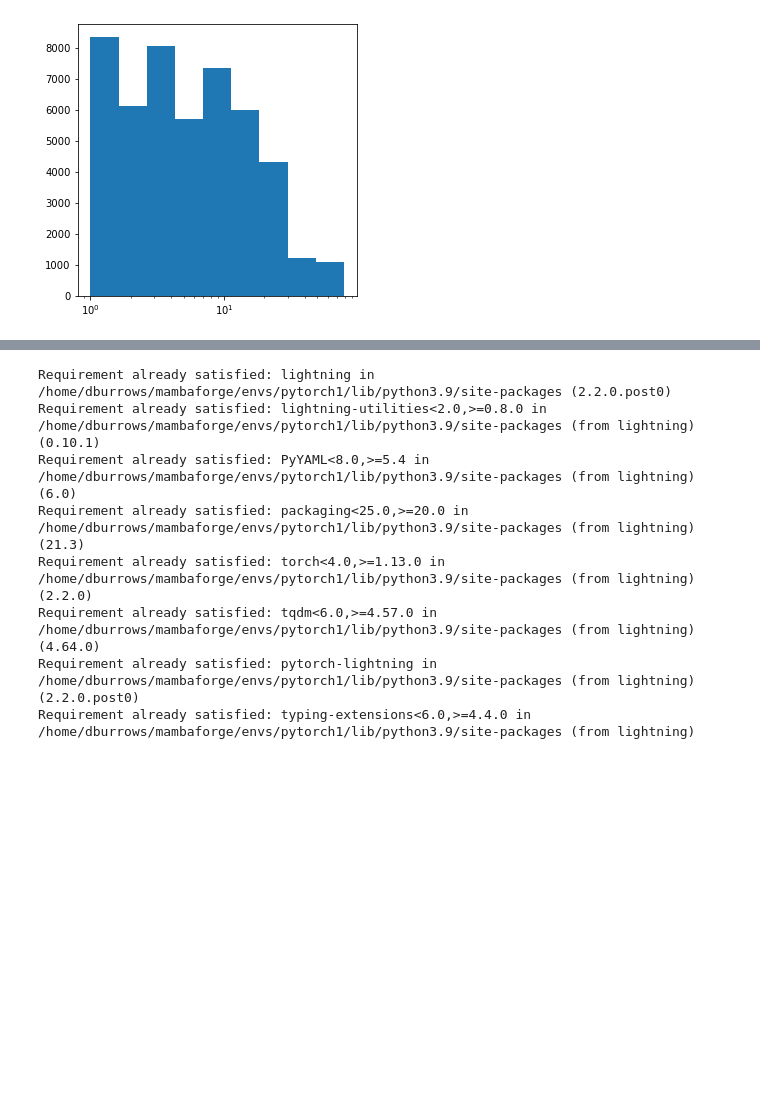
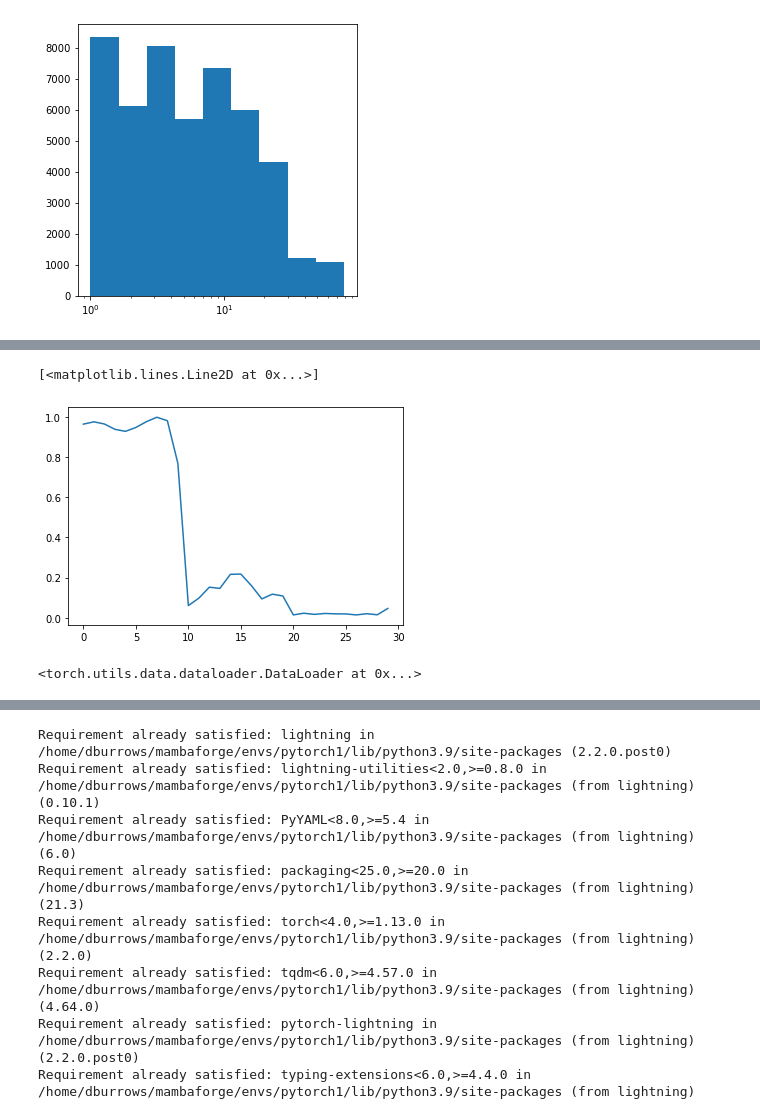
Before and after one commit to dmnburrows/deepNN_splice, a Jupyter notebook: model_build.ipynb, the cells around one changed output, grey strips where cells are left out. Drawn from its saved outputs; the diff is of its cells as text; code cells hidden in the pictures; blank space fills up the shorter version.

```diff
--- a/model_build.ipynb
+++ b/model_build.ipynb
@@ -243,0 +236,8 @@ class episplice_dataset(Dataset):
+# %%
+train_dataset = episplice_dataset(id_ord = train_splice.index.values, splice=train_splice['CPM'],
+                                  mcg=train_mcg, mch=train_mch,
+                                  atac=train_atac, pos_enc = (train_mcg.columns.values).astype(float),
+                                  mode='continuous')
+
+train_loader = DataLoader(train_dataset, batch_size=batch_size, shuffle=True, num_workers=5,
+                          persistent_workers=True, drop_last=True)
@@ -243,0 +276,18 @@ class episplice_dataset(Dataset):
+# %%
+# Fetch a single data point
+index_to_check = 10
+data_point = train_dataset.__getitem__(index_to_check)
+
+# Assuming your __getitem__ returns a tuple of tensors, you might need to process it accordingly
+splice_idx, vec ,unq = data_point
+
+# Add any additional print/debug statements as necessary
+# %%
+plt.plot(vec)
+# %% [output]
+[<matplotlib.lines.Line2D at 0x...>]
+[figure, added]
+# %%
+train_loader
+# %% [output]
+<torch.utils.data.dataloader.DataLoader at 0x...>
```
Also changed, not shown: parts of 35 cells of this notebook, 2 other files.
